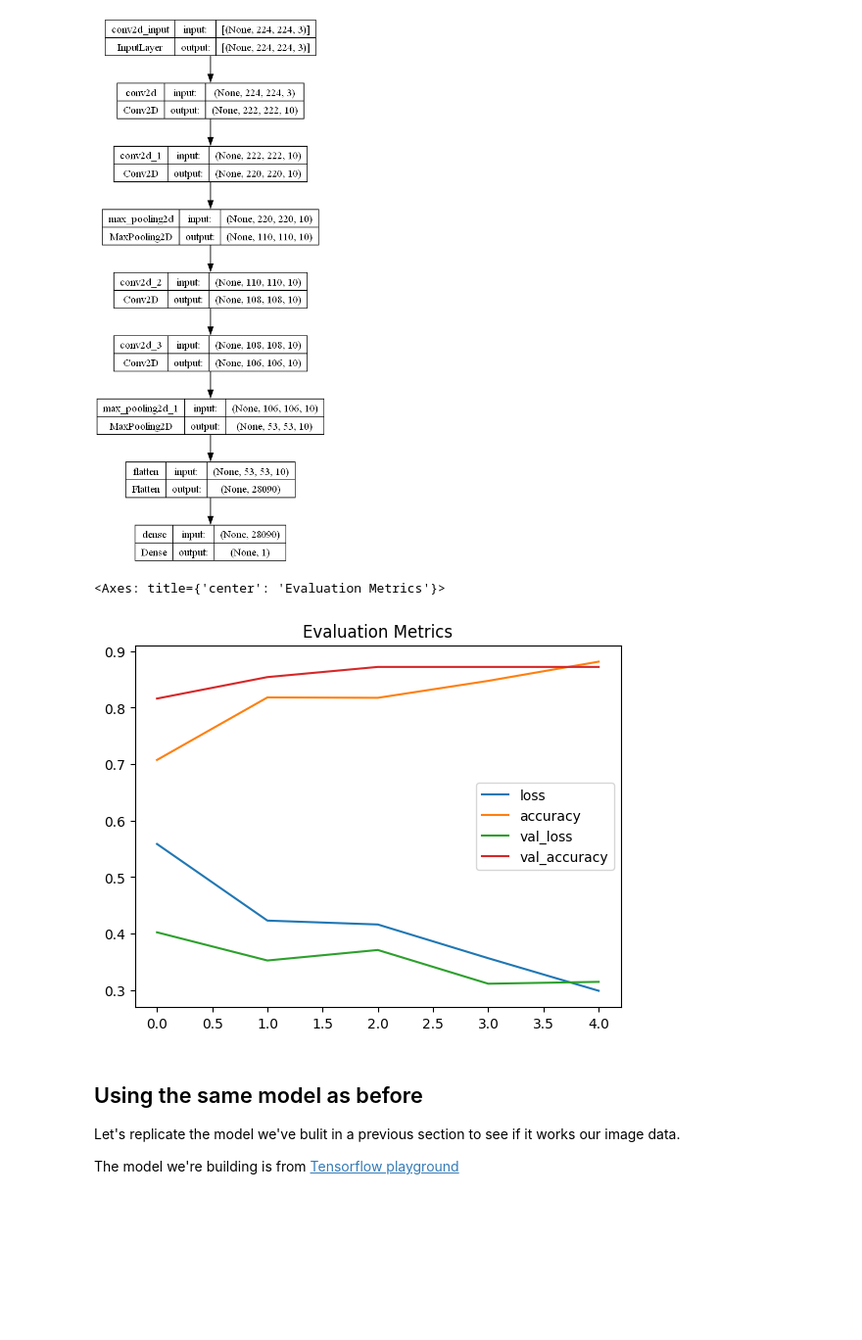
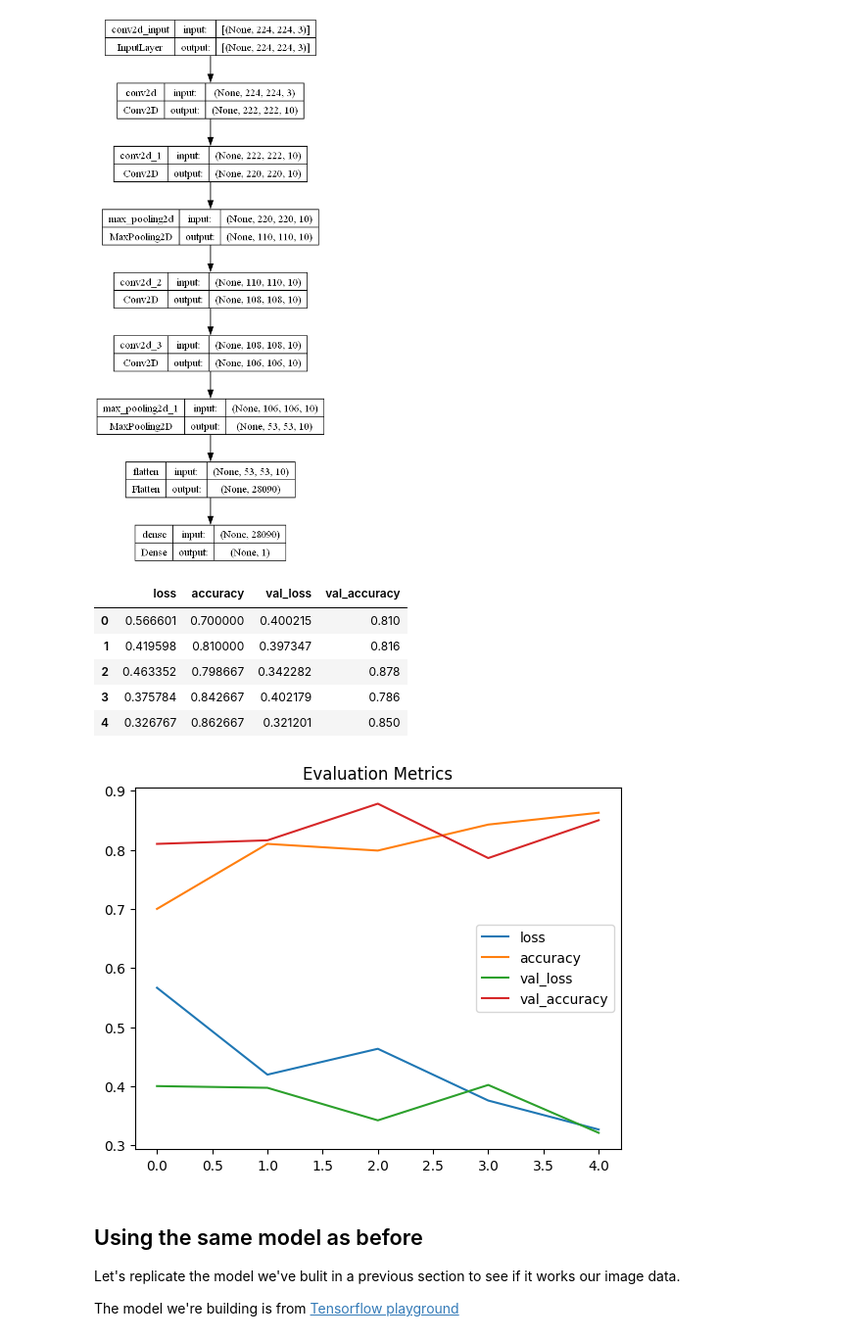
Before and after one commit to saipraneethamvudutha/TensorFlow-Daniel-Brouke, a Jupyter notebook: 03_Convolutional_neural_networks_in_tensorflow.ipynb, the cells around one changed output. Shown at 98% size. Cells and saved outputs as stored; diff of their text form; code cells hidden in the pictures; blank space fills up the shorter version.

```diff
--- a/03_Convolutional_neural_networks_in_tensorflow.ipynb
+++ b/03_Convolutional_neural_networks_in_tensorflow.ipynb
@@ -287,10 +289,17 @@ plot_model(model_1,show_shapes=True)
 [figure]
 # %%
 import pandas as pd
+history_1_tab=pd.DataFrame(history_1.history)
 pd.DataFrame(history_1.history).plot(title="Evaluation Metrics")
+history_1_tab
 # %% [output]
-<Axes: title={'center': 'Evaluation Metrics'}>
+|  | loss | accuracy | val_loss | val_accuracy |
+| 0 | 0.566601 | 0.700000 | 0.400215 | 0.810 |
+| 1 | 0.419598 | 0.810000 | 0.397347 | 0.816 |
+| 2 | 0.463352 | 0.798667 | 0.342282 | 0.878 |
+| 3 | 0.375784 | 0.842667 | 0.402179 | 0.786 |
+| 4 | 0.326767 | 0.862667 | 0.321201 | 0.850 |
-[figure, old version]
+[figure, new version]
 # %% [markdown]
 ## Using the same model as before
 
```
Also changed, not shown: parts of 29 cells of this notebook.
